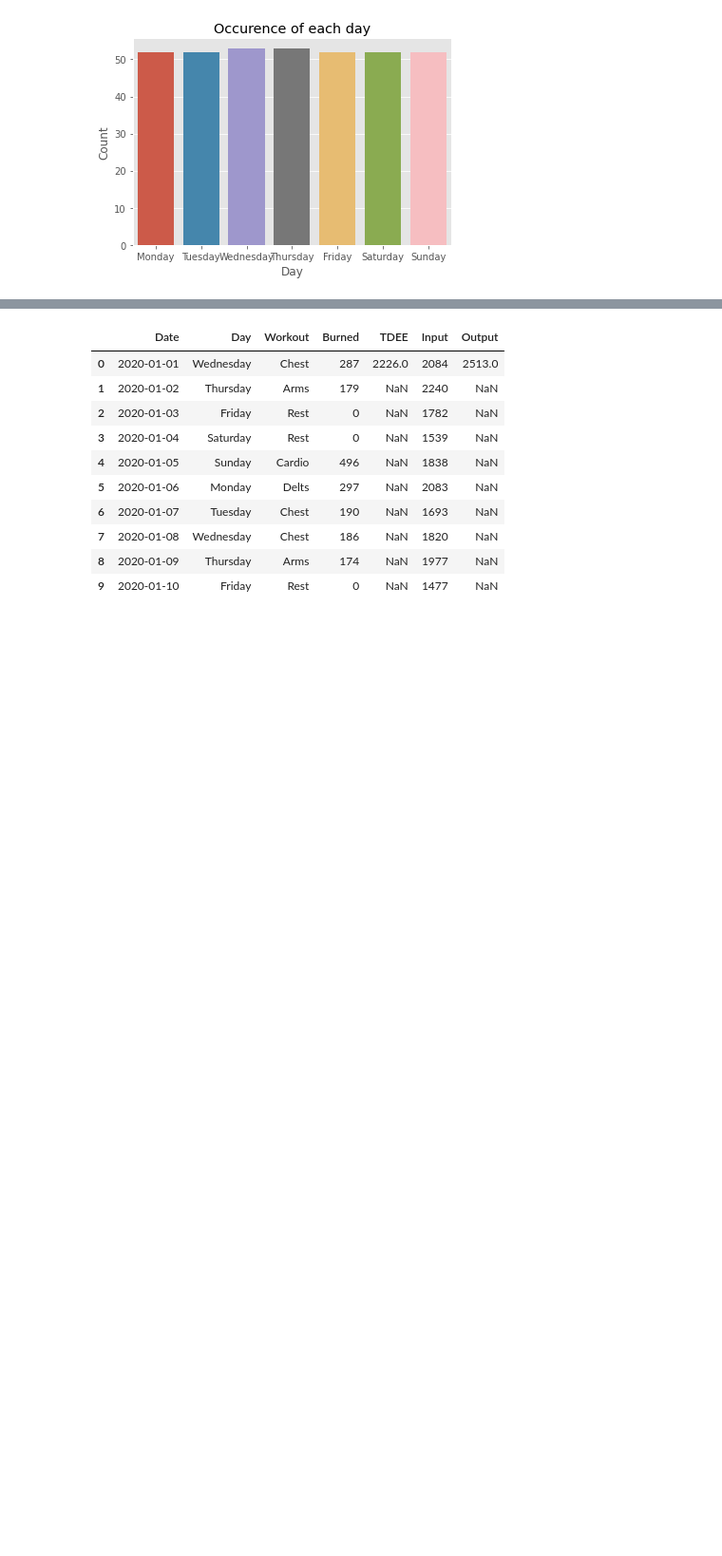
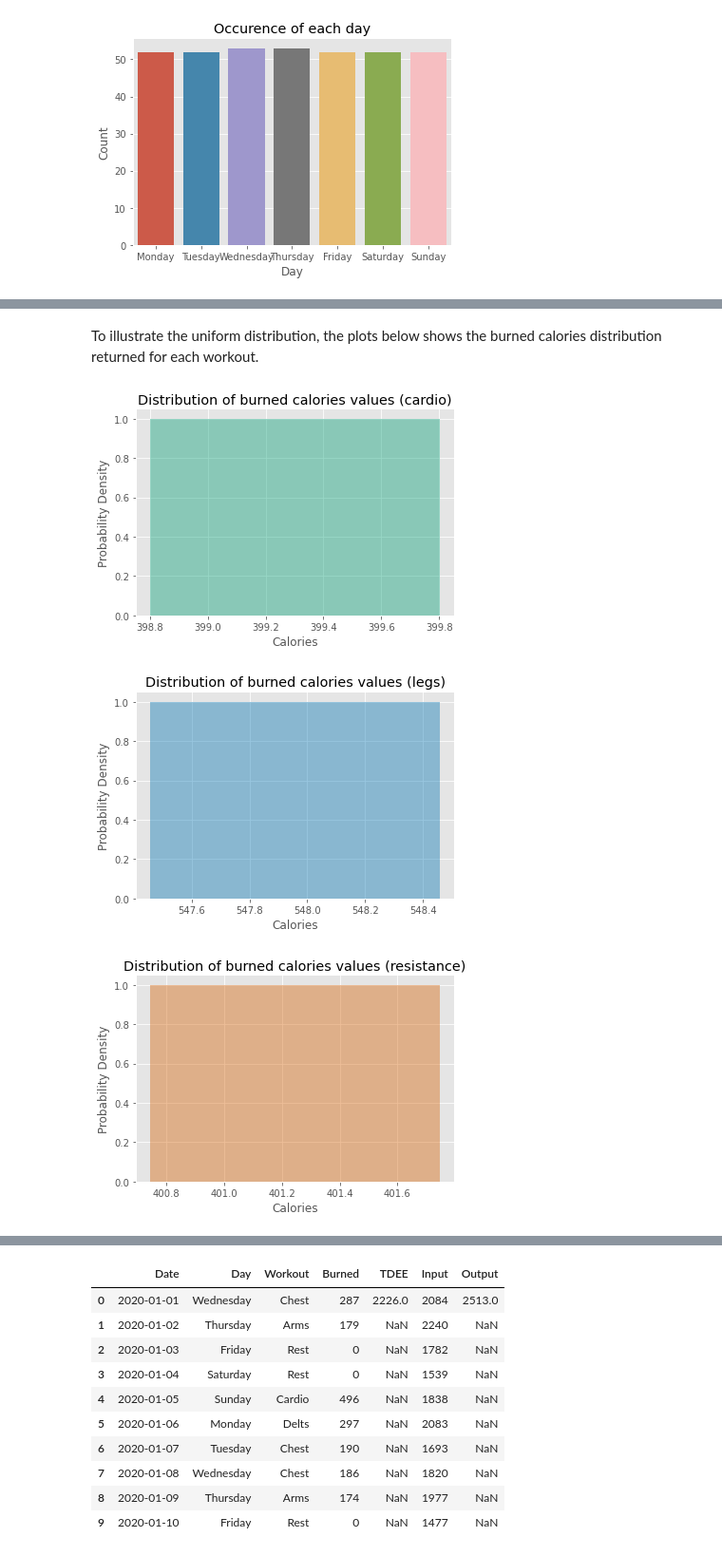
Before and after one commit to GaryLocke91/52465_programming_project, a Jupyter notebook: 52465_programming_project.ipynb, the cells around one changed output, grey strips where cells are left out. Shown: that part at 95% size. Drawn from its saved outputs; the diff is of its cells as text; code cells hidden in the pictures; blank space fills up the shorter version.

Commit message:
Added image, descriptions and references.

```diff
--- a/52465_programming_project.ipynb
+++ b/52465_programming_project.ipynb
@@ -353,0 +208,24 @@ In this programme, it is advised that less calories are consumed on rest/cardio
+# %% [markdown]
+To illustrate the uniform distribution, the plots below shows the burned calories distribution returned for each workout.
+# %%
+# Plot the distribution of burned calories during the cardio workout
+sns.distplot(np.random.uniform(cal_cardio/2, cal_cardio), kde=False, color="#009E73")
+# Add plot title and axes labels
+plt.xlabel("Calories"), plt.ylabel("Probability Density"), plt.title("Distribution of burned calories values (cardio)"),
+plt.show()
+
+# Plot the distribution of burned calories during the legs workout
+sns.distplot(np.random.uniform(cal_cardio/2, cal_cardio), kde=False, color="#0072B2")
+# Add plot title and axes labels
+plt.xlabel("Calories"), plt.ylabel("Probability Density"), plt.title("Distribution of burned calories values (legs)"),
+plt.show()
+
+# Plot the distribution of burned calories during the resistance workout
+sns.distplot(np.random.uniform(cal_cardio/2, cal_cardio), kde=False, color="#D55E00")
+# Add plot title and axes labels
+plt.xlabel("Calories"), plt.ylabel("Probability Density"), plt.title("Distribution of burned calories values (resistance)"),
+plt.show()
+# %% [output]
+[figure, added]
+[figure, added]
+[figure, added]
```
Also changed, not shown: parts of 47 cells of this notebook, 1 other file.
